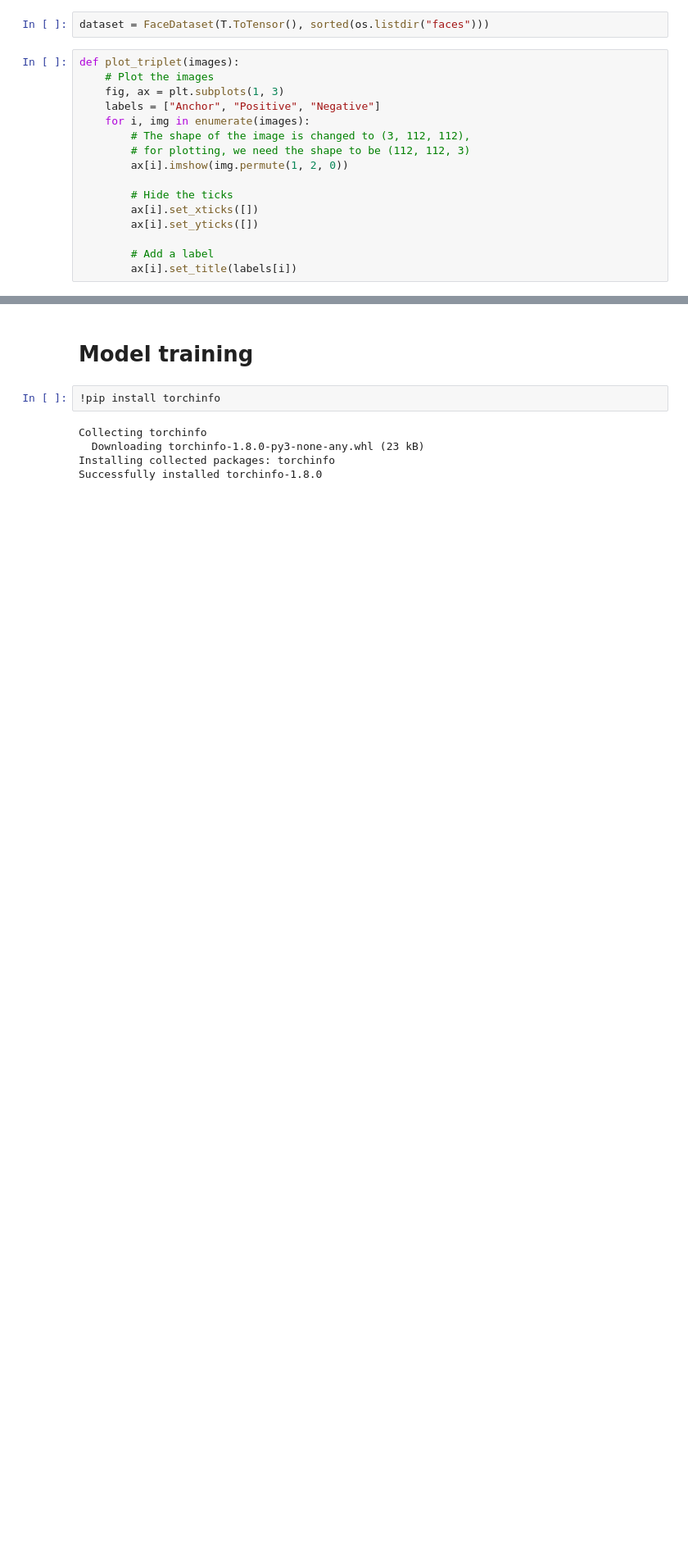
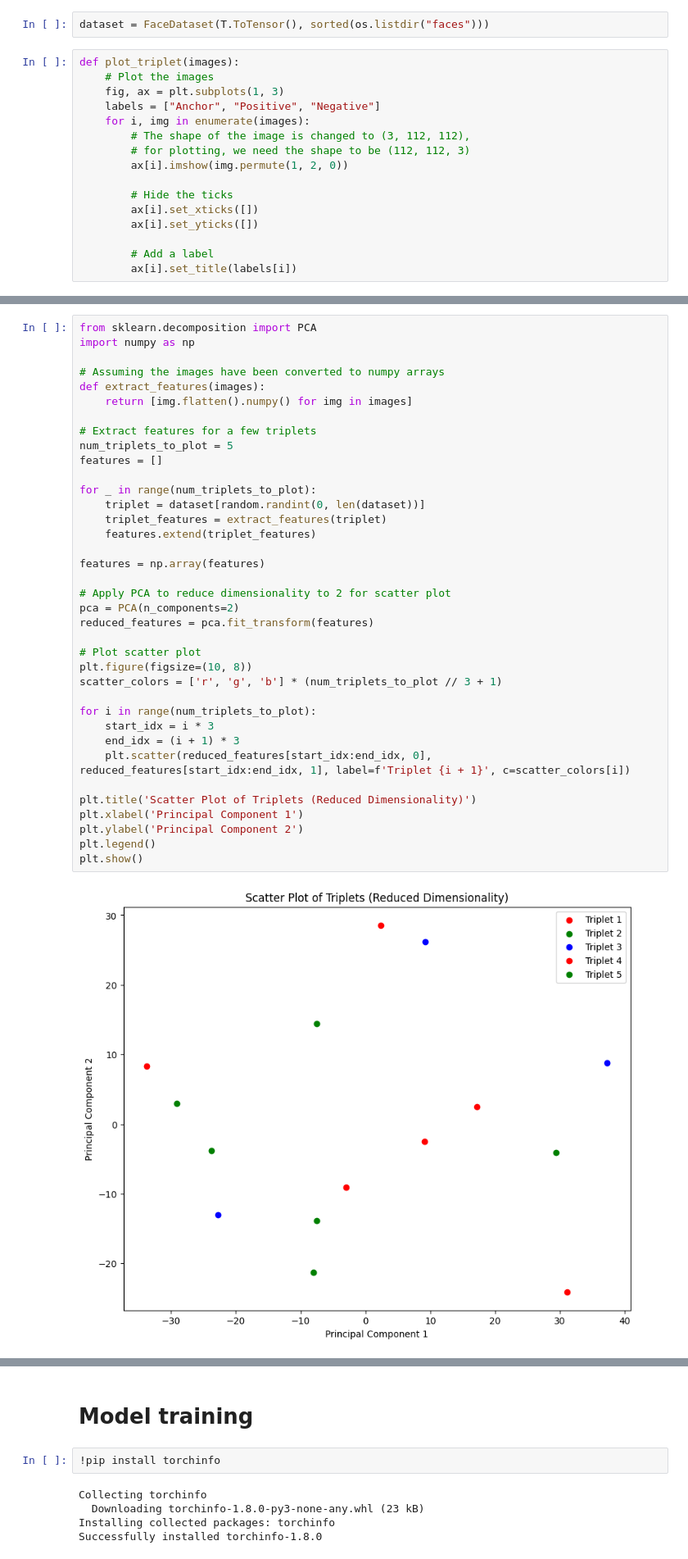
Before and after one commit to constharshit/CSCI596FinalProject, a Jupyter notebook: FaceRecognition/596_final_project.ipynb, the cells around one changed output, grey strips where cells are left out. Shown at 82% size. Drawn from its saved outputs; the diff is of its cells as text; blank space fills up the shorter version.

```diff
--- a/FaceRecognition/596_final_project.ipynb
+++ b/FaceRecognition/596_final_project.ipynb
@@ -137,0 +208,39 @@ plot_triplet(dataset[2])
+# %%
+from sklearn.decomposition import PCA
+import numpy as np
+
+# Assuming the images have been converted to numpy arrays
+def extract_features(images):
+    return [img.flatten().numpy() for img in images]
+
+# Extract features for a few triplets
+num_triplets_to_plot = 5
+features = []
+
+for _ in range(num_triplets_to_plot):
+    triplet = dataset[random.randint(0, len(dataset))]
+    triplet_features = extract_features(triplet)
+    features.extend(triplet_features)
+
+features = np.array(features)
+
+# Apply PCA to reduce dimensionality to 2 for scatter plot
+pca = PCA(n_components=2)
+reduced_features = pca.fit_transform(features)
+
+# Plot scatter plot
+plt.figure(figsize=(10, 8))
+scatter_colors = ['r', 'g', 'b'] * (num_triplets_to_plot // 3 + 1)
+
+for i in range(num_triplets_to_plot):
+    start_idx = i * 3
+    end_idx = (i + 1) * 3
+    plt.scatter(reduced_features[start_idx:end_idx, 0], reduced_features[start_idx:end_idx, 1], label=f'Triplet {i + 1}', c=scatter_colors[i])
+
+plt.title('Scatter Plot of Triplets (Reduced Dimensionality)')
+plt.xlabel('Principal Component 1')
+plt.ylabel('Principal Component 2')
+plt.legend()
+plt.show()
+# %% [output]
+[figure, added]
```
Also changed, not shown: parts of 19 cells of this notebook.
